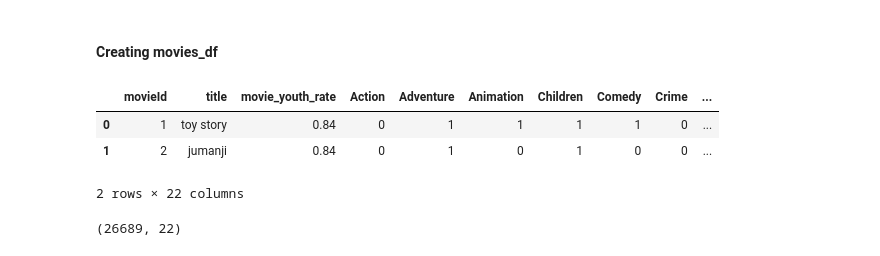
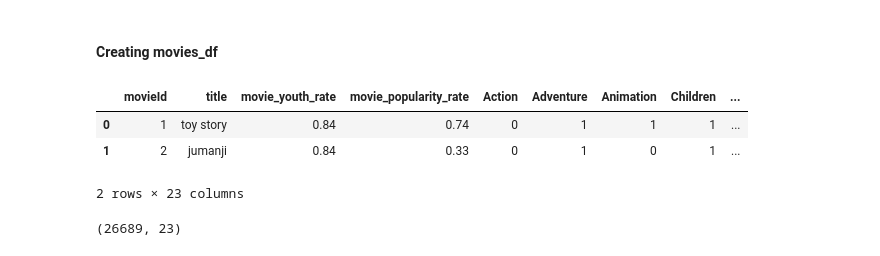
Before and after one commit to jcrigoni/grand_ml_project, a Jupyter notebook: Exploratory_Data_Analysis.ipynb, the cells around one changed output. Cells and saved outputs as stored; diff of their text form; code cells hidden in the pictures.

```diff
--- a/Exploratory_Data_Analysis.ipynb
+++ b/Exploratory_Data_Analysis.ipynb
@@ -624,23 +624,23 @@ ratings_df['movieId'].nunique()
 #### Creating movies_df
 # %%
 movies_df = df_combined.copy()
-ordered_columns_for_movies_df = ['movieId', 'title', 'movie_youth_rate', 'Action', 'Adventure', 'Animation', 'Children',
+ordered_columns_for_movies_df = ['movieId', 'title', 'movie_youth_rate', 'movie_popularity_rate','Action', 'Adventure', 'Animation', 'Children',
        'Comedy', 'Crime', 'Documentary', 'Drama', 'Fantasy', 'Film-Noir',
        'Horror', 'IMAX', 'Musical', 'Mystery', 'Romance', 'Sci-Fi', 'Thriller',
        'War', 'Western']
 
 movies_df = movies_df[ordered_columns_for_movies_df]
 movies_df = movies_df.drop_duplicates(keep='last')
 movies_df.sort_values(by='movieId', ascending=True, inplace=True)
 movies_df = movies_df.reset_index(drop=True)
 
 movies_df.head(2)
 # %% [output]
-|  | movieId | title | movie_youth_rate | Action | Adventure | Animation | Children | Comedy | Crime | ... |
-| 0 | 1 | toy story | 0.84 | 0 | 1 | 1 | 1 | 1 | 0 | ... |
-| 1 | 2 | jumanji | 0.84 | 0 | 1 | 0 | 1 | 0 | 0 | ... |
+|  | movieId | title | movie_youth_rate | movie_popularity_rate | Action | Adventure | Animation | Children | ... |
+| 0 | 1 | toy story | 0.84 | 0.74 | 0 | 1 | 1 | 1 | ... |
+| 1 | 2 | jumanji | 0.84 | 0.33 | 0 | 1 | 0 | 1 | ... |
-2 rows × 22 columns
+2 rows × 23 columns
 # %%
 movies_df.shape
 # %% [output]
-(26689, 22)
+(26689, 23)
```
